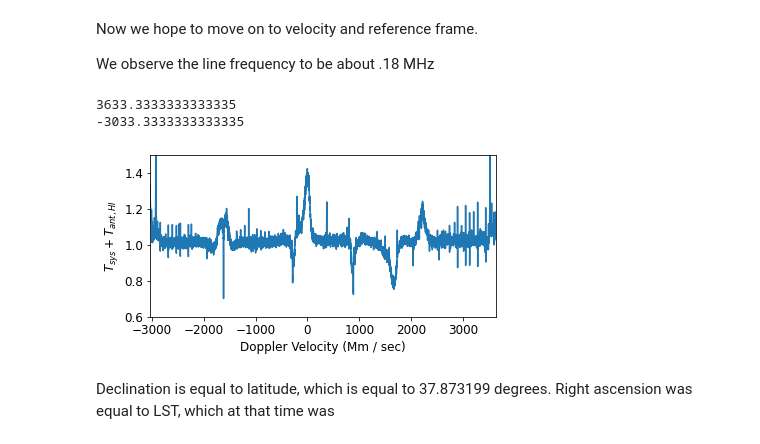
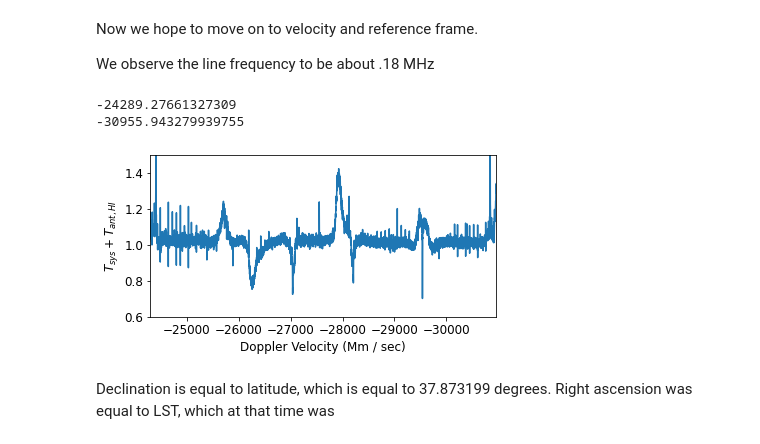
Before and after one commit to 3276908917/AY121, a Jupyter notebook: lab2/analyses/Hydrogen_Gaussian.ipynb, the cells around one changed output. Saved outputs shown, nothing was run; the diff lists cells and outputs as text; code cells hidden in the pictures.

Commit message:
Getting closer to a true Doppler corrected plot.

```diff
--- a/lab2/analyses/Hydrogen_Gaussian.ipynb
+++ b/lab2/analyses/Hydrogen_Gaussian.ipynb
@@ -58,22 +58,26 @@ Now we hope to move on to velocity and reference frame.
 We observe the line frequency to be about .18 MHz
 # %%
 # Doppler velocity in megameters per second
-def doppler(nu, nu_0):
-    return -3e2 * (nu - nu_0) / nu_0
+def doppler(nu, nu_0, offset):
+    return -3e2 * (nu - nu_0) / nu_0 + offset
 # %%
 # Left bound
-print(doppler(-2, .18))
+print(doppler(-2, .18, -27922.609946606422))
 # Right bound
-print(doppler(2, .18))
+print(doppler(2, .18, -27922.609946606422))
 # %% [output]
-3633.3333333333335
--3033.3333333333335
+-24289.27661327309
+-30955.943279939755
 # %%
-velocities = doppler(x, .18)
+velocities = doppler(x, .18, -27922.609946606422)
 
-pp_skeleton(velocities, cal_on / cal_off, xBounds = (-3033, 3633), yBounds=(.6, 1.5), xLabel='Doppler Velocity (Mm / sec)', yLabel=r'$T_{sys} + T_{ant, HI}$')
+pp_skeleton(velocities, cal_on / cal_off,
+            xBounds = (-24289.27661327309, -30955.943279939755),
+            yBounds = (.6, 1.5),
+            xLabel='Doppler Velocity (Mm / sec)',
+            yLabel=r'$T_{sys} + T_{ant, HI}$')
 # %% [output]
-[figure, old version]
+[figure, new version]
 # %% [markdown]
 Declination is equal to latitude, which is equal to 37.873199 degrees.
 Right ascension was equal to LST, which at that time was
```
Also changed, not shown: parts of 1 cell of this notebook, 2 other files.
